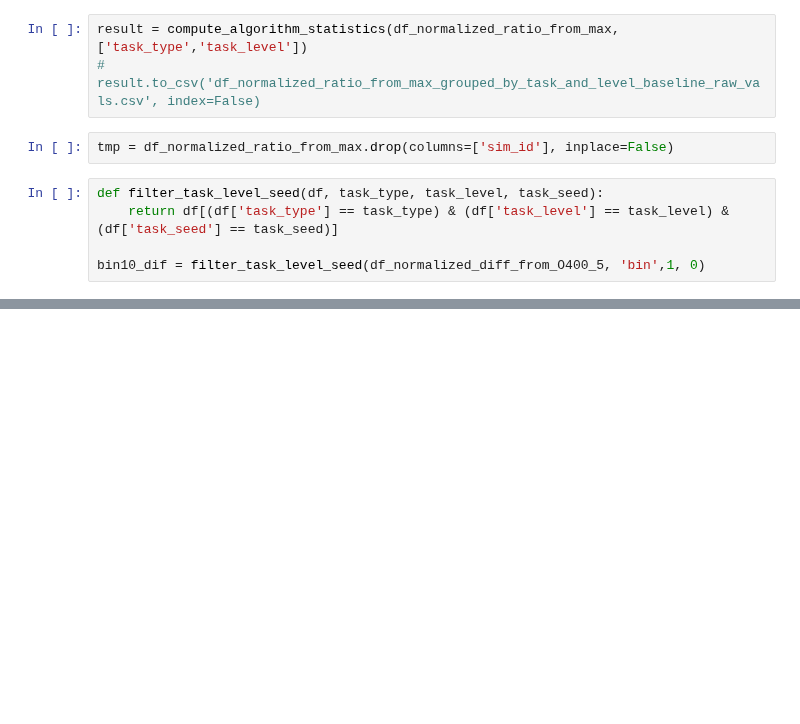
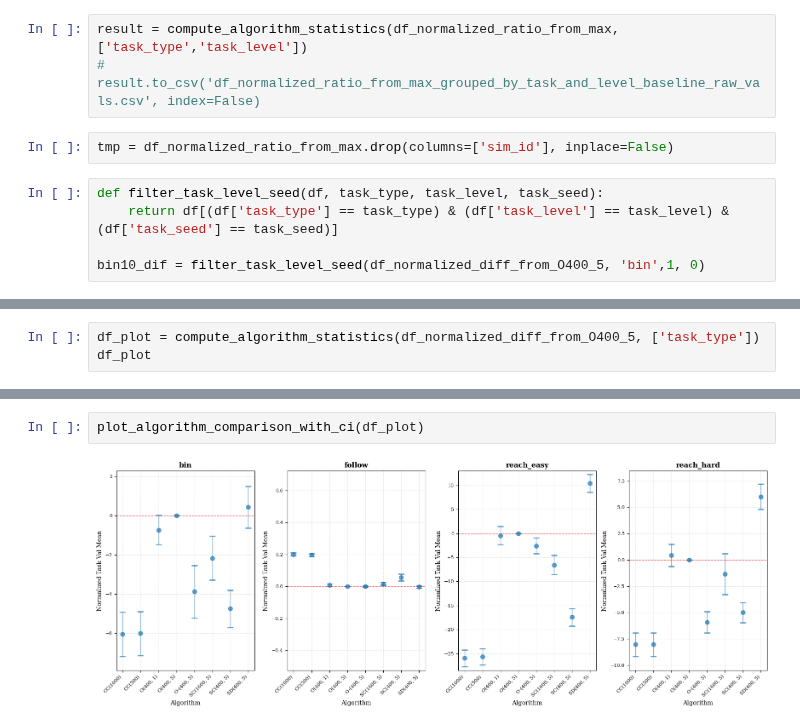
Before and after one commit to Dan7171/rl_for_curobo, a Jupyter notebook: projects_root/experiments/analysis_1409_from_csv.ipynb, the cells around one changed output, grey strips where cells are left out. Saved outputs shown, nothing was run; the diff lists cells and outputs as text; blank space fills up the shorter version.

```diff
--- a/projects_root/experiments/analysis_1409_from_csv.ipynb
+++ b/projects_root/experiments/analysis_1409_from_csv.ipynb
@@ -289,3 +289,6 @@ bin50_ratio
 | 161 | 2025-09-07_02:13:41_R_ur5e_N4_ASD... | SD(400, 5) | bin | 5 | 0 | 0.202 | 11.0 | 1.000000 | ... |
 | 183 | 2025-09-09_09:10:07_R_ur5e_N4_ACC... | CC(1000) | bin | 5 | 0 | 0.000 | 0.0 | 0.000000 | ... |
 | 231 | 2025-09-09_01:13:10_R_ur5e_N4_ACC... | CC(500) | bin | 5 | 0 | 0.000 | 0.0 | 0.000000 | ... |
+# %%
+df_plot = compute_algorithm_statistics(df_normalized_diff_from_O400_5, ['task_type'])
+df_plot
@@ -291,0 +390,4 @@ bin50_ratio
+# %%
+plot_algorithm_comparison_with_ci(df_plot)
+# %% [output]
+[figure, added]
```
Also changed, not shown: parts of 7 cells of this notebook, 1 other file.
